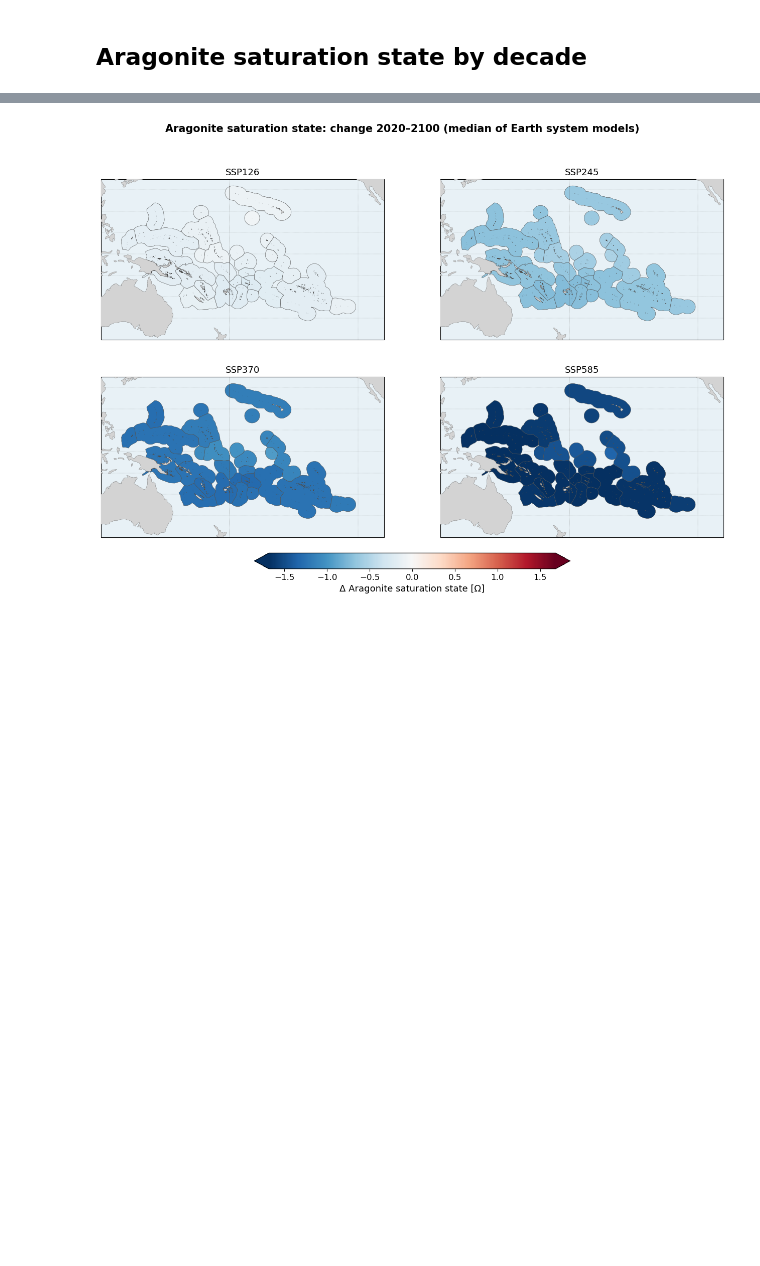
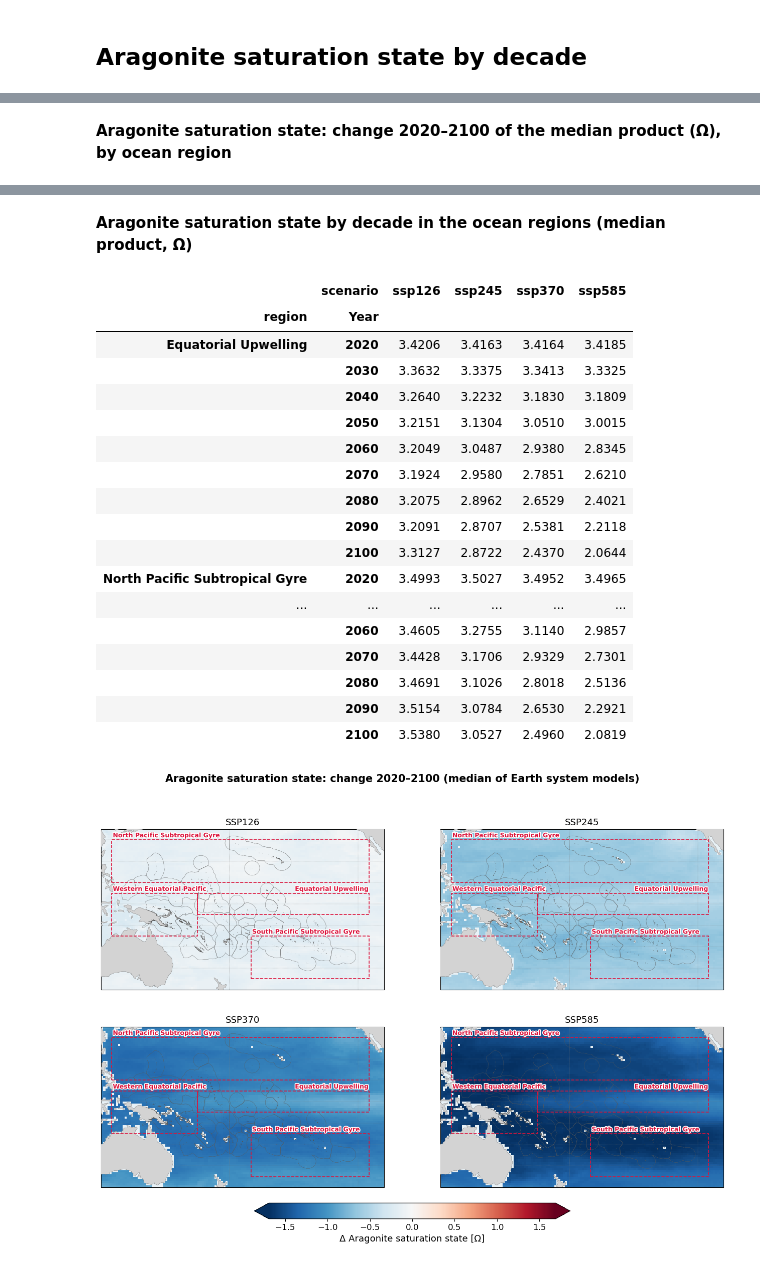
Before and after one commit to lauracagigal/CIndRA, a Jupyter notebook: notebooks/projections/Regional/biochemistry/b_aragonite.ipynb, the cells around one changed output, grey strips where cells are left out. Saved outputs shown, nothing was run; the diff lists cells and outputs as text; code cells hidden in the pictures; blank space fills up the shorter version.

```diff
--- a/notebooks/projections/Regional/biochemistry/b_aragonite.ipynb
+++ b/notebooks/projections/Regional/biochemistry/b_aragonite.ipynb
@@ -64,6 +64,7 @@ tables_dir.mkdir(parents=True, exist_ok=True)
 ds_ocads = reg.extract_ocads_regional("aragonite", eez, ssp_scenarios)
 figs, tables = reg.ocads_report(ds_ocads, "aragonite", "Aragonite saturation state", "Ω", eez, ssp_scenarios, fig_dir, tables_dir, cmap="RdBu_r")
 glue("aragonite_fig", figs["change"], display=False)
-tables["regions"]
+reg.show_tables(tables)
 # %% [output]
 [interactive output not drawn]
+**Aragonite saturation state: change 2020–2100 of the median product (Ω), by ocean region**
@@ -88,2 +77,21 @@ tables["regions"]
+**Aragonite saturation state by decade in the ocean regions (median product, Ω)**
+|  | scenario | ssp126 | ssp245 | ssp370 | ssp585 |
+| region | Year |  |  |  |  |
+| Equatorial Upwelling | 2020 | 3.4206 | 3.4163 | 3.4164 | 3.4185 |
+|  | 2030 | 3.3632 | 3.3375 | 3.3413 | 3.3325 |
+|  | 2040 | 3.2640 | 3.2232 | 3.1830 | 3.1809 |
+|  | 2050 | 3.2151 | 3.1304 | 3.0510 | 3.0015 |
+|  | 2060 | 3.2049 | 3.0487 | 2.9380 | 2.8345 |
+|  | 2070 | 3.1924 | 2.9580 | 2.7851 | 2.6210 |
+|  | 2080 | 3.2075 | 2.8962 | 2.6529 | 2.4021 |
+|  | 2090 | 3.2091 | 2.8707 | 2.5381 | 2.2118 |
+|  | 2100 | 3.3127 | 2.8722 | 2.4370 | 2.0644 |
+| North Pacific Subtropical Gyre | 2020 | 3.4993 | 3.5027 | 3.4952 | 3.4965 |
+| ... | ... | ... | ... | ... | ... |
+|  | 2060 | 3.4605 | 3.2755 | 3.1140 | 2.9857 |
+|  | 2070 | 3.4428 | 3.1706 | 2.9329 | 2.7301 |
+|  | 2080 | 3.4691 | 3.1026 | 2.8018 | 2.5136 |
+|  | 2090 | 3.5154 | 3.0784 | 2.6530 | 2.2921 |
+|  | 2100 | 3.5380 | 3.0527 | 2.4960 | 2.0819 |
-[figure, old version]
+[figure, new version]
 [figure]
```
Also changed, not shown: parts of 5 cells of this notebook, 33 other files.
